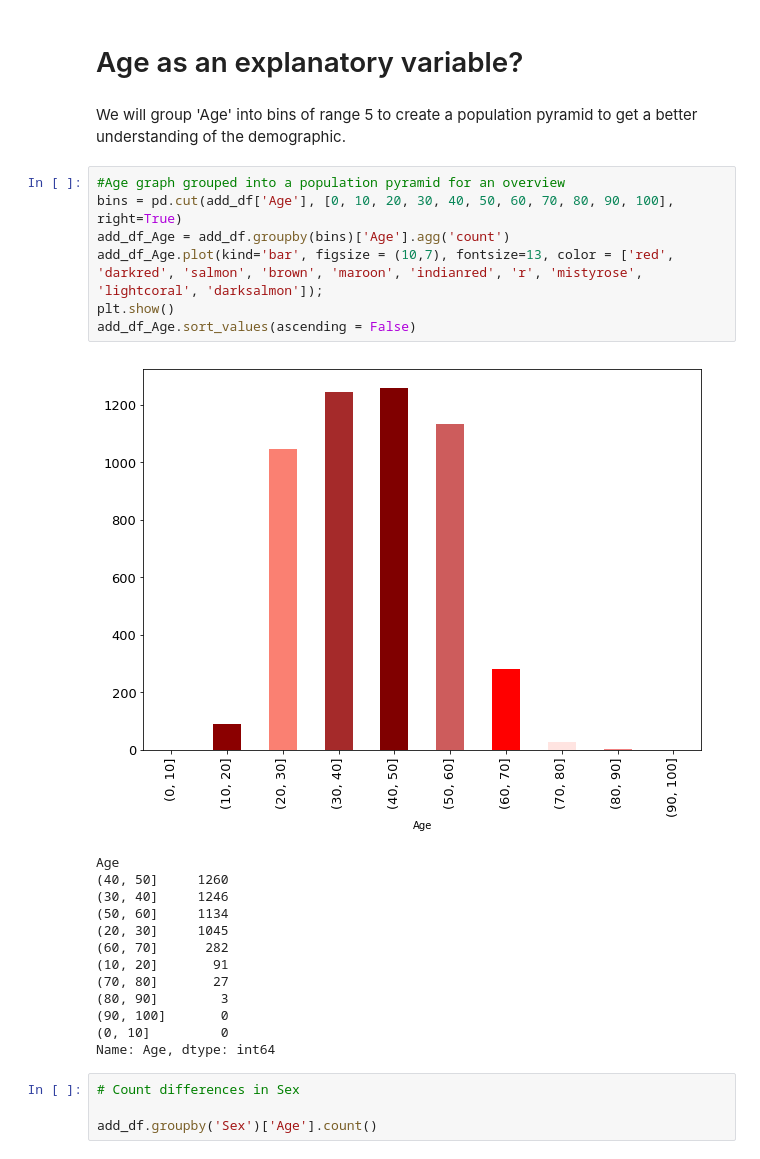
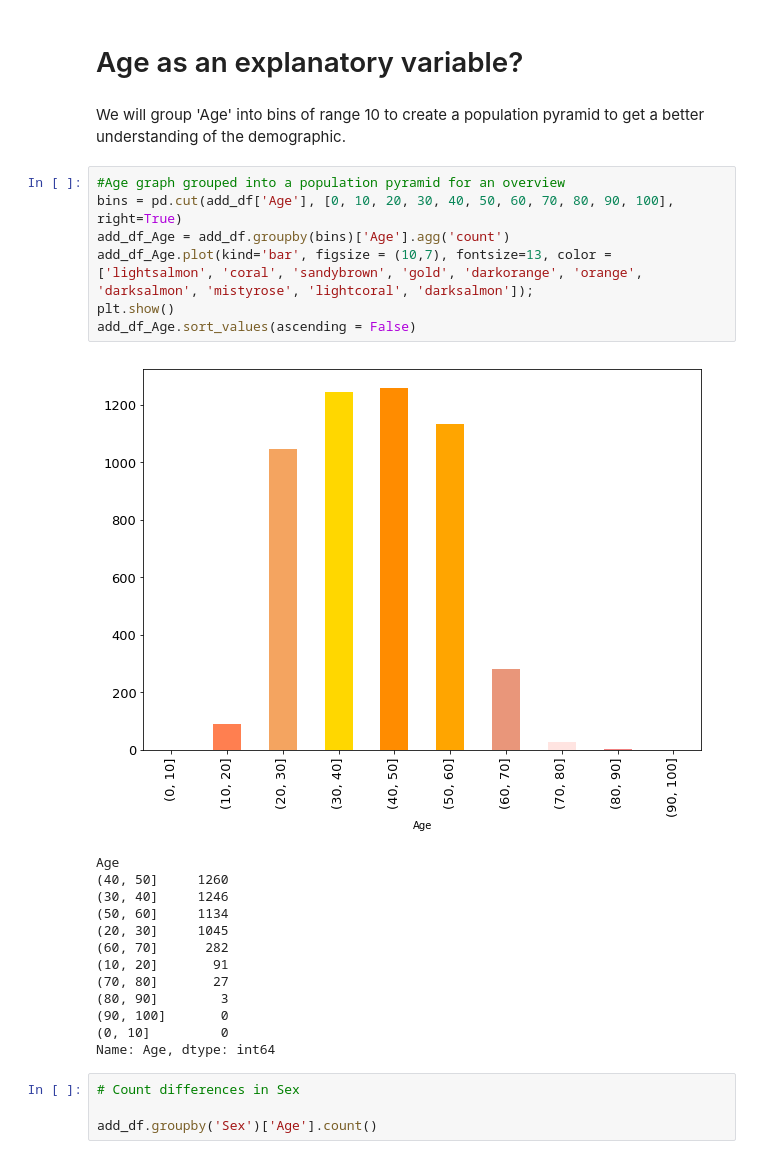
Before and after one commit to kalbond/data_science_term_project, a Jupyter notebook: notebooks/accidental_drug_related_deaths.ipynb, the cells around one changed output. Cells and saved outputs as stored; diff of their text form.

```diff
--- a/notebooks/accidental_drug_related_deaths.ipynb
+++ b/notebooks/accidental_drug_related_deaths.ipynb
@@ -416,16 +416,16 @@ Name: drugs_used, dtype: int64
 # %% [markdown]
 # Age as an explanatory variable?
 # %% [markdown]
-We will group 'Age' into bins of range 5 to create a population pyramid to get a better understanding of the demographic.
+We will group 'Age' into bins of range 10 to create a population pyramid to get a better understanding of the demographic.
 # %%
 #Age graph grouped into a population pyramid for an overview
 bins = pd.cut(add_df['Age'], [0, 10, 20, 30, 40, 50, 60, 70, 80, 90, 100], right=True)
 add_df_Age = add_df.groupby(bins)['Age'].agg('count')
-add_df_Age.plot(kind='bar', figsize = (10,7), fontsize=13, color = ['red', 'darkred', 'salmon', 'brown', 'maroon', 'indianred', 'r', 'mistyrose', 'lightcoral', 'darksalmon']);
+add_df_Age.plot(kind='bar', figsize = (10,7), fontsize=13, color = ['lightsalmon', 'coral', 'sandybrown', 'gold', 'darkorange', 'orange', 'darksalmon', 'mistyrose', 'lightcoral', 'darksalmon']);
 plt.show()
 add_df_Age.sort_values(ascending = False)
 # %% [output]
-[figure, old version]
+[figure, new version]
 Age
 (40, 50]     1260
 (30, 40]     1246
```
Also changed, not shown: parts of 2 cells of this notebook.
